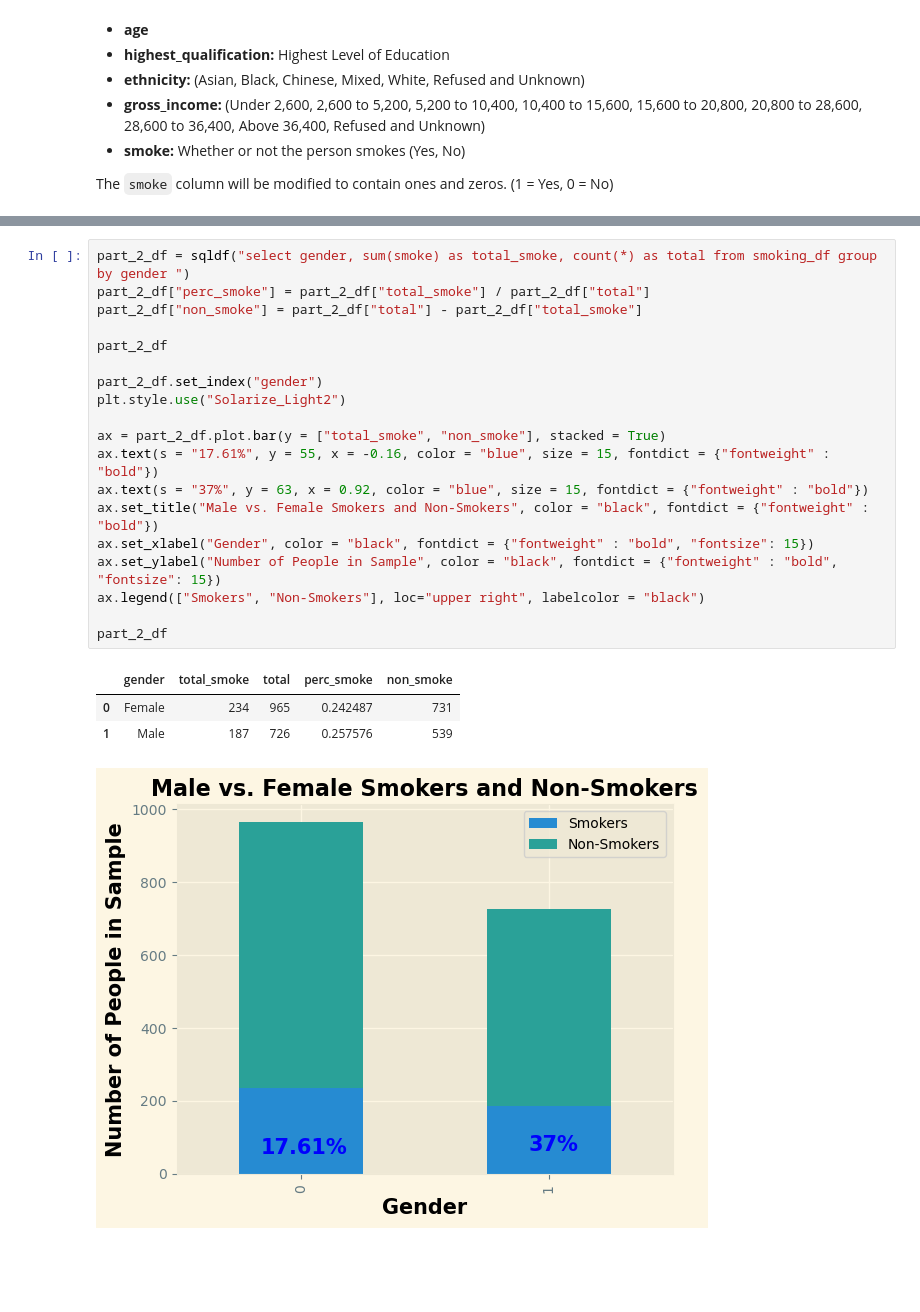
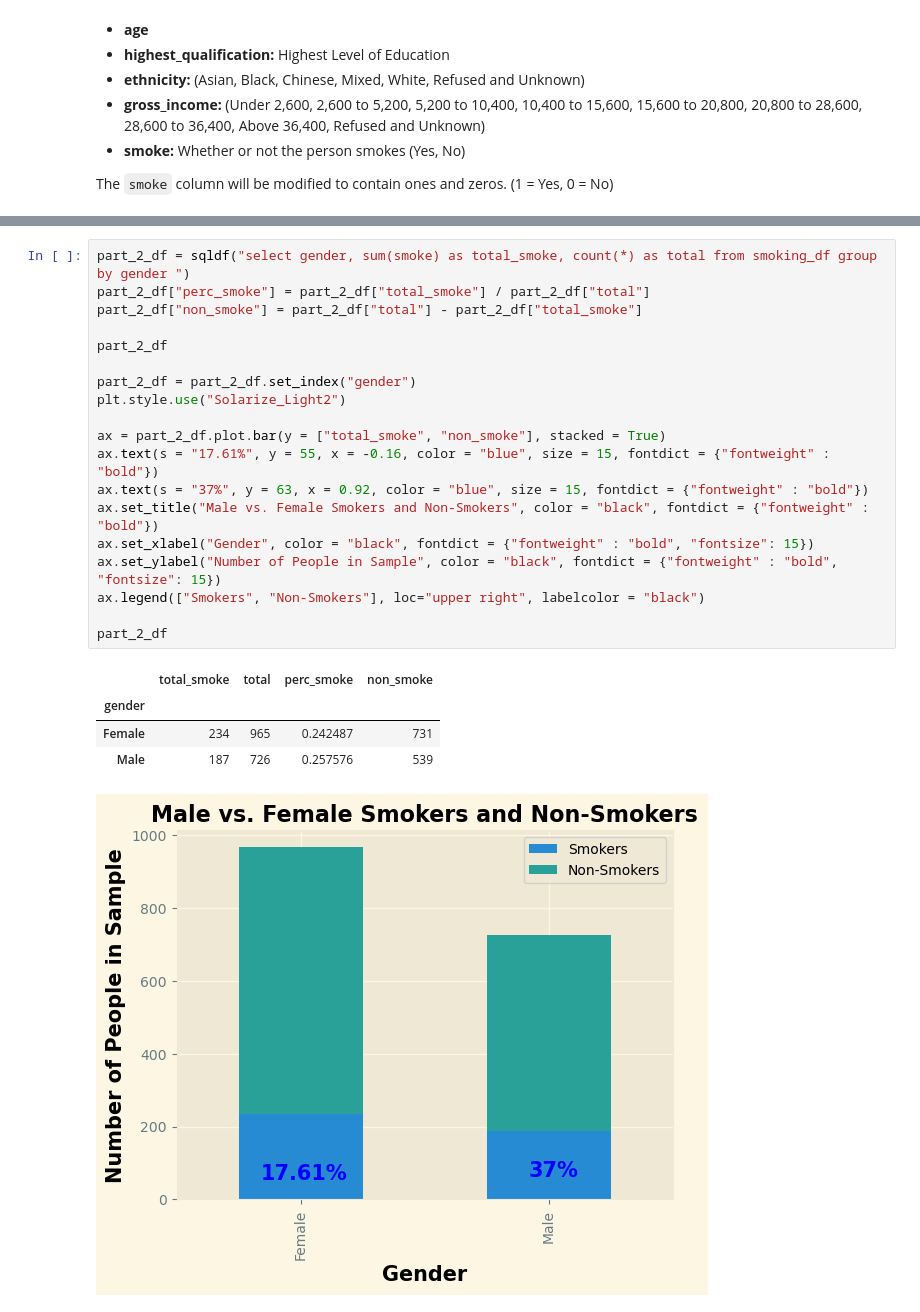
Before and after one commit to garrettcbert/UK-Smoking-Analysis, a Jupyter notebook: uk_smoking.ipynb, the cells around one changed output, grey strips where cells are left out. Cells and saved outputs as stored; diff of their text form; blank space fills up the shorter version.

```diff
--- a/uk_smoking.ipynb
+++ b/uk_smoking.ipynb
@@ -153,24 +168,25 @@ The confidence interval created using a 95% confidence level is heavily shifted
 # %%
 part_2_df = sqldf("select gender, sum(smoke) as total_smoke, count(*) as total from smoking_df group by gender ")
 part_2_df["perc_smoke"] = part_2_df["total_smoke"] / part_2_df["total"]
 part_2_df["non_smoke"] = part_2_df["total"] - part_2_df["total_smoke"]
 
 part_2_df
 
-part_2_df.set_index("gender")
+part_2_df = part_2_df.set_index("gender")
 plt.style.use("Solarize_Light2")
 
 ax = part_2_df.plot.bar(y = ["total_smoke", "non_smoke"], stacked = True)
 ax.text(s = "17.61%", y = 55, x = -0.16, color = "blue", size = 15, fontdict = {"fontweight" : "bold"})
 ax.text(s = "37%", y = 63, x = 0.92, color = "blue", size = 15, fontdict = {"fontweight" : "bold"})
 ax.set_title("Male vs. Female Smokers and Non-Smokers", color = "black", fontdict = {"fontweight" : "bold"})
 ax.set_xlabel("Gender", color = "black", fontdict = {"fontweight" : "bold", "fontsize": 15})
 ax.set_ylabel("Number of People in Sample", color = "black", fontdict = {"fontweight" : "bold", "fontsize": 15})
 ax.legend(["Smokers", "Non-Smokers"], loc="upper right", labelcolor = "black")
 
 part_2_df
 # %% [output]
-|  | gender | total_smoke | total | perc_smoke | non_smoke |
-| 0 | Female | 234 | 965 | 0.242487 | 731 |
-| 1 | Male | 187 | 726 | 0.257576 | 539 |
+|  | total_smoke | total | perc_smoke | non_smoke |
+| gender |  |  |  |  |
+| Female | 234 | 965 | 0.242487 | 731 |
+| Male | 187 | 726 | 0.257576 | 539 |
-[figure, old version]
+[figure, new version]
```
Also changed, not shown: parts of 17 cells of this notebook.
